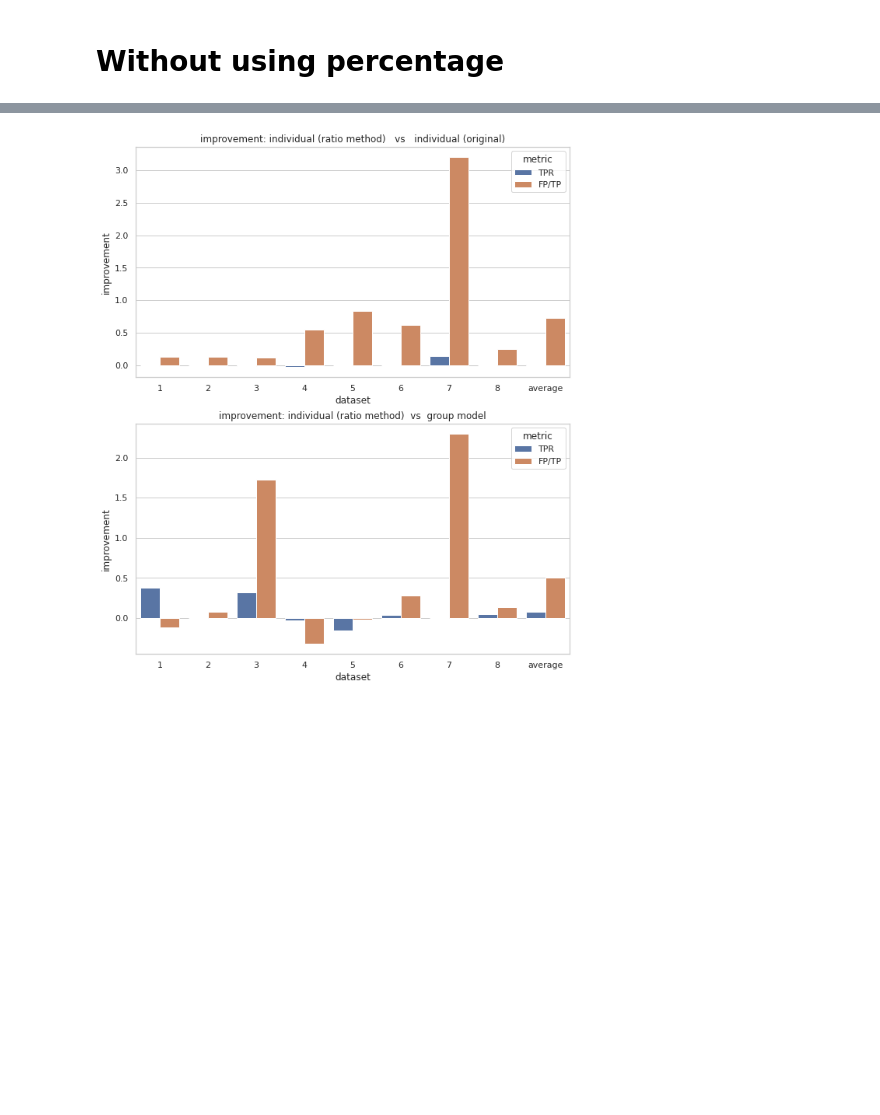
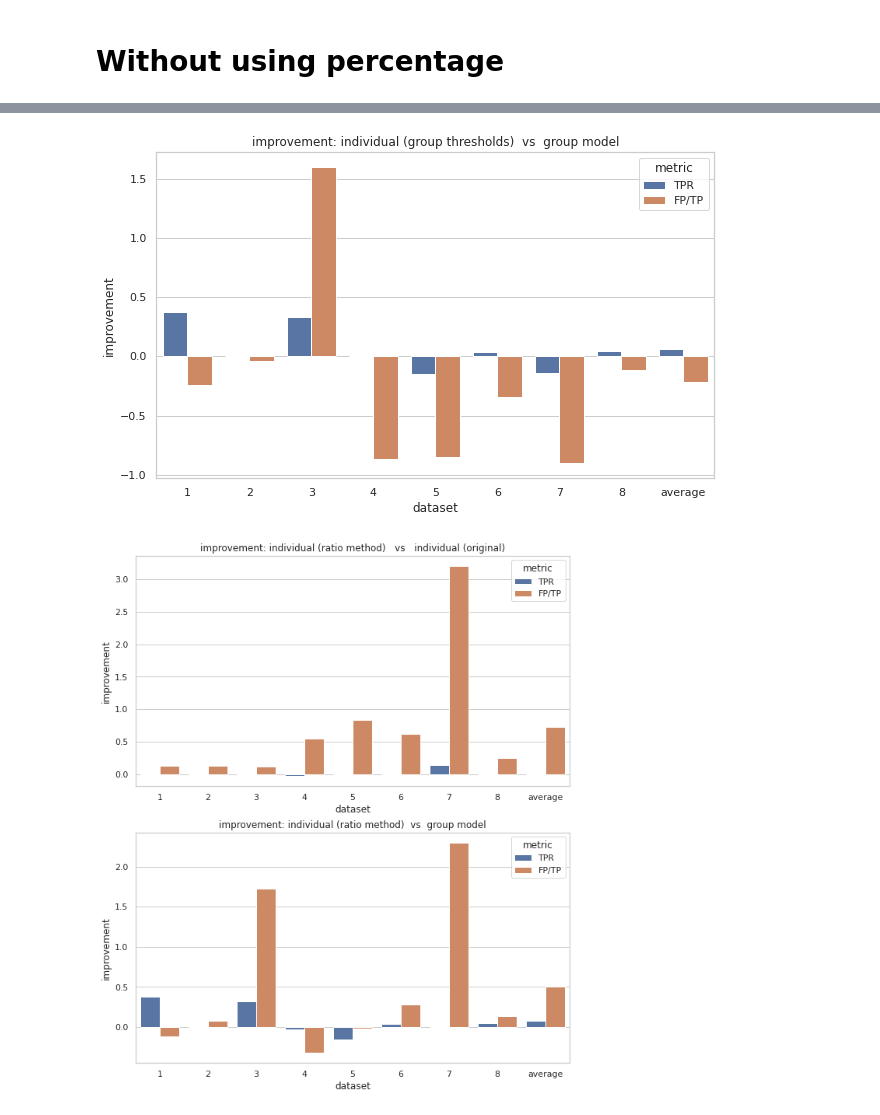
Before and after one commit to wenkangwei/eating-activity-detection, a Jupyter notebook: src/1_3-EDA.ipynb, the cells around one changed output, grey strips where cells are left out. Drawn from its saved outputs; the diff is of its cells as text; code cells hidden in the pictures; blank space fills up the shorter version.

Commit message:
upload figures using group th

```diff
--- a/src/1_3-EDA.ipynb
+++ b/src/1_3-EDA.ipynb
@@ -1371,7 +1371,7 @@ plot_avg(perf=perf,group_perf=group_param_episode_perf_ex, use_perc=False, file_
 [figure]
 # %%
 def compute_improvement_v2(df1, df2, fig_path="../results/images/",file_name="",dpi=80,
-                           use_perc=False,title="updated"):
+                           use_perc=False,title="updated", use_group_th= False):
     """
     df1 is the performance of using individual parameters
     df2 is the performance of using group parameters
@@ -1410,17 +1410,21 @@ def compute_improvement_v2(df1, df2, fig_path="../results/images/",file_name="",
 
     df_ivg = pd.DataFrame({'dataset':names,y_label:tpr_ivg_improve, "metric":['TPR']*len(tpr_ivg_improve)})
     df_ivg = df_ivg.append(pd.DataFrame({'dataset':names,y_label:fp_ivg_improve, "metric":['FP/TP']*len(fp_ivg_improve)}), ignore_index= True )
-    fig, ax = plt.subplots(2,1,figsize =(10,12))
-    fig1 = sns.barplot(data= df_ivi,x="dataset",y=y_label,hue='metric', ax= ax[0])
-    fig1.set_title("improvement: individual ({})   vs   individual (original)".format(title))
-#     groupedvalues=df_ivi.groupby('dataset').sum().reset_index()
-#     for index, row in groupedvalues.iterrows():
-#         fig1.text(row.name,row.tip, round(row.total_bill,2), color='black', ha="center")
 
+    if not use_group_th:
+        fig, ax = plt.subplots(2,1,figsize =(10,12))
+        fig1 = sns.barplot(data= df_ivi,x="dataset",y=y_label,hue='metric', ax= ax[0])
+        fig1.set_title("improvement: individual ({})   vs   individual (original)".format(title))
+        #     groupedvalues=df_ivi.groupby('dataset').sum().reset_index()
+        #     for index, row in groupedvalues.iterrows():
+        #         fig1.text(row.name,row.tip, round(row.total_bill,2), color='black', ha="center")
+        fig2 = sns.barplot(data= df_ivg,x="dataset",y=y_label,hue='metric', ax= ax[1])
+        fig2.set_title("improvement: individual ({})  vs  group model".format(title))
+    else:
+        fig, ax = plt.subplots(1,1,figsize =(10,6))
+        fig2 = sns.barplot(data= df_ivg,x="dataset",y=y_label,hue='metric', ax= ax)
+        fig2.set_title("improvement: individual ({})  vs  group model".format(title))
 
-
-    fig2 = sns.barplot(data= df_ivg,x="dataset",y=y_label,hue='metric', ax= ax[1])
-    fig2.set_title("improvement: individual ({})  vs  group model".format(title))
     fig2 = fig2.get_figure()
     fig2.savefig(fig_path+file_name, dpi = dpi)
     return
@@ -1431,3 +1448,9 @@ def compute_improvement_v2(df1, df2, fig_path="../results/images/",file_name="",
+# %%
+# using group parameters
+compute_improvement_v2(group_param_episode_perf_ex,group_param_episode_perf_ex,
+                       file_name = 'episode_group_param_ex_no_perc', use_perc=False,title="group thresholds", use_group_th=True)
+# %% [output]
+[figure, added]
 # %%
 compute_improvement_v2(ind_perf_ratio_ex,group_param_episode_perf_ex,
                        file_name = 'episode_improvement_ratio_ex_no_perc', use_perc=False,title="ratio method")
```
Also changed, not shown: parts of 2 cells of this notebook, 2 other files.
